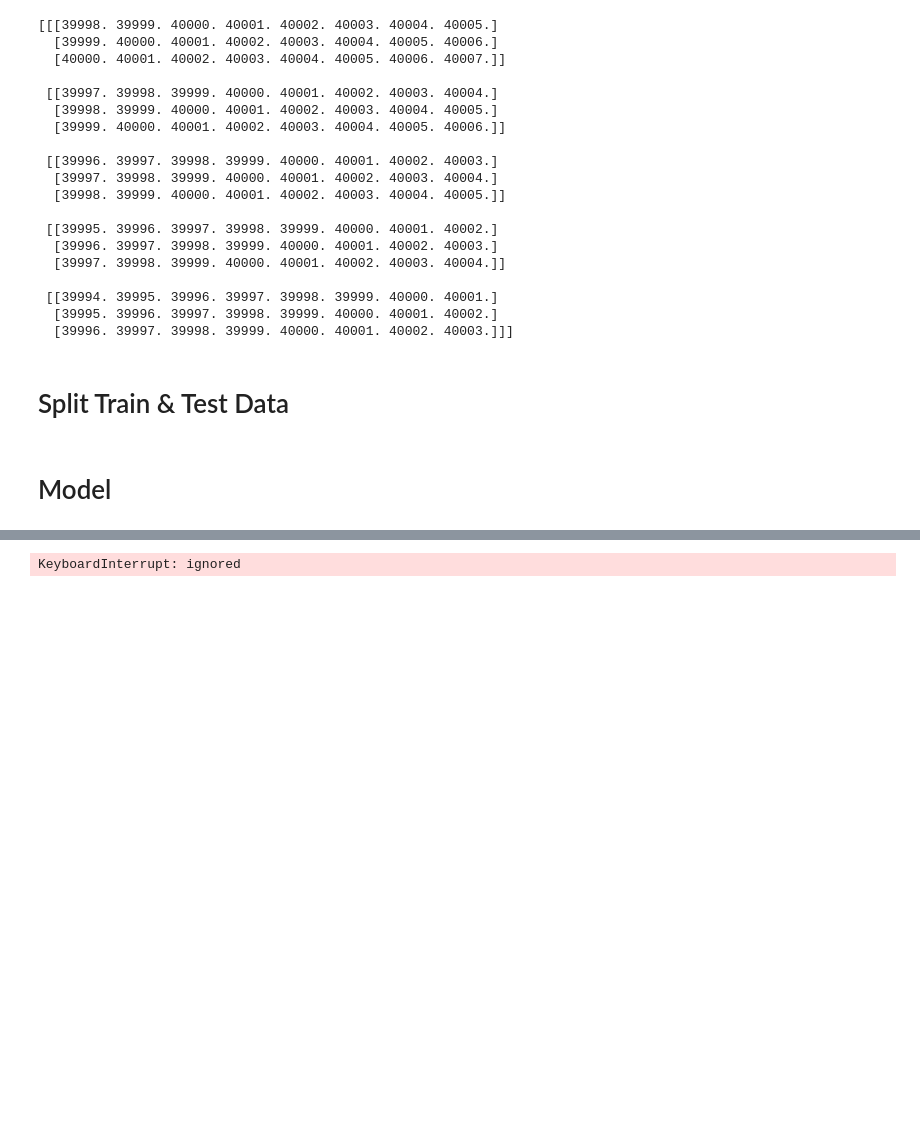
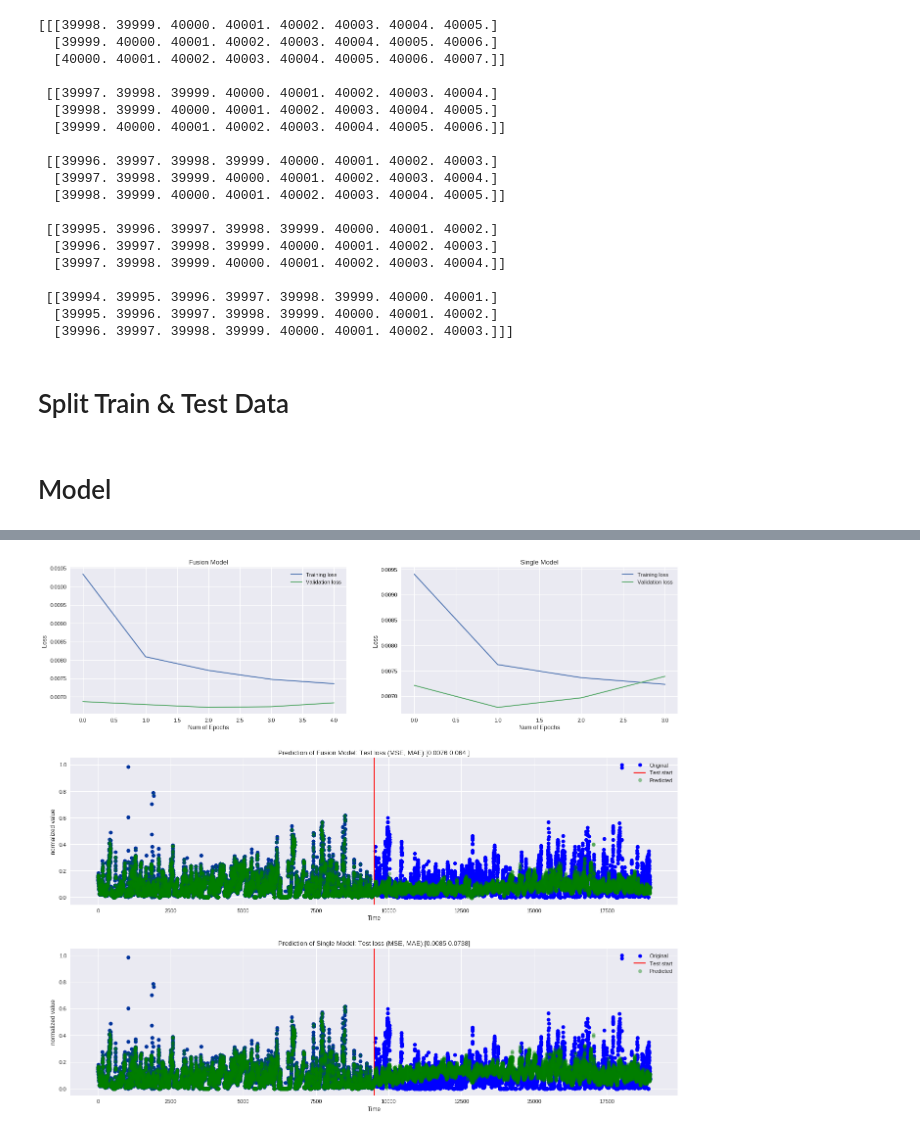
Before and after one commit to puraminy/mini_proj2, a Jupyter notebook: Fusion.ipynb, the cells around one changed output, grey strips where cells are left out. Drawn from its saved outputs; the diff is of its cells as text; code cells hidden in the pictures; blank space fills up the shorter version.

```diff
--- a/Fusion.ipynb
+++ b/Fusion.ipynb
@@ -345,19 +345,28 @@ batch_size=100
 
 # train_X,train_y, test_X, test_y = create_data2(n_hours, n_train=n_train)
 
-train_X_1,train_y_1, test_X_1, test_y_1, data1 = create_data4(n_records=30,
+records1=10
+stride1=24
+
+records2=3
+stride2=24*7
+
+records3=2
+stride3=24
+
+train_X_1,train_y_1, test_X_1, test_y_1, data1 = create_data4(n_records=records1,
                                                n_train=n_train,
                                                n_test=n_test,
-                                               stride=24)
-train_X_2,train_y_2, test_X_2, test_y_2, data2 = create_data4(n_records=30,
+                                               stride=stride1)
+train_X_2,train_y_2, test_X_2, test_y_2, data2 = create_data4(n_records=records2,
                                                n_train=n_train,
                                                n_test=n_test,
-                                               stride=24)
+                                               stride=stride2)
 
-train_X_3,train_y_3, test_X_3, test_y_3, data3 = create_data4(n_records=30,
+train_X_3,train_y_3, test_X_3, test_y_3, data3 = create_data4(n_records=records3,
                                                n_train=n_train,
                                                n_test=n_test,
-                                               stride=24)
+                                               stride=stride3)
 
 min_train_no = min(train_X_1.shape[0], train_X_2.shape[0],train_X_3.shape[0])
 min_test_no = min(test_X_1.shape[0], test_X_2.shape[0],test_X_3.shape[0])
@@ -382,10 +391,19 @@ n_train = min_train_no
 n_test = min_test_no
 
 
-print(train_y_1[:10])
-print("========================")
-print(train_y_2[:10])
+# print(train_y_1[:10])
+# print("========================")
+# print(train_y_2[:10])
 
+
+data_type = f"{records1}-{stride1}--{records2}-{stride2}--{records3}-{stride3}"
+exp_name = "" + data_type
+import os
+if not os.path.exists(exp_name):
+    os.makedirs(exp_name)
+
+with open(exp_name+"/Data_type.txt", "w") as text_file:
+    text_file.write("Data Type: "+data_type)
 
 inp1 = Input(shape=(train_X_1.shape[1], train_X_1.shape[2]))
 inp2 = Input(shape=(train_X_2.shape[1], train_X_2.shape[2]))
@@ -393,19 +411,19 @@ inp3 = Input(shape=(train_X_3.shape[1], train_X_3.shape[2]))
 
 
 
-x = LSTM(30)(inp1)
-x = Dense(10)(x)
+x = LSTM(15)(inp1)
+# x = Dense(3)(x)
 
-y = LSTM(30)(inp2)
-y = Dense(10)(y)
+y = LSTM(15)(inp2)
+# y = Dense(3)(y)
 
-z = LSTM(30)(inp3)
-z = Dense(10)(z)
+z = LSTM(15)(inp3)
+# z = Dense(3)(z)
 
 w = concatenate([x, y, z])
 
-u =  Dense(10)(w)
-out1 =  Dense(1, activation='linear')(u)
+# w =  Dense(5)(w)
+out1 =  Dense(1, activation='linear')(w)
 
 model1 = Model(inputs=[inp1, inp2, inp3], outputs=out1)
 
@@ -413,7 +431,7 @@ model1.compile(loss='mse',
         optimizer='adam',
         metrics=['mae'])
 
-model1.name = 'model_fusion'
+model1.name = 'Fusion Model'
 
 
 # model1 = Model(inputs=inp1, outputs=out2)
@@ -438,7 +456,7 @@ model2.compile(loss='mse',
         optimizer='rmsprop',
         metrics=['mae'])
 
-model2.name = 'LSTM single'
+model2.name = 'Single Model'
 
 # model2.summary()
 
@@ -463,14 +481,20 @@ callback2 = [EarlyStopping(patience=2),
 #                                 save_weights_only=True)
             ]
 
+from keras.utils import plot_model
+plot_model(model1, to_file=exp_name+'/model1.png',show_shapes=True)
+plot_model(model2, to_file=exp_name+'/model2.png',show_shapes=True)
+
+
+
 print(f"############ {model1.name} ########################")
 
 
 
 history1 = model1.fit([train_X_1,train_X_2,train_X_3], train_y_1,
                     epochs=EPOCHS[0],
-                    validation_split=0.1,
 #                     batch_size=batch_size,
+                    validation_split=0.2,
                     callbacks = callback1,
                     verbose=1, shuffle=True)
 
@@ -479,7 +503,7 @@ print(f"############ {model2.name} ########################")
 history2 = model2.fit(train_X_1, train_y_1,
                     epochs=EPOCHS[0],
 #                     batch_size=batch_size,
-                    validation_split=0.1,
+                    validation_split=0.2,
                     callbacks = callback2,
                     verbose=1, shuffle=True)
 
@@ -487,6 +511,8 @@ history2 = model2.fit(train_X_1, train_y_1,
 # plot history
 n_train = min_train_no
 n_test = min_test_no
+
+
 
 plt.figure(num=2, figsize=(20, 40), dpi=80, facecolor='w', edgecolor='k')
 plt.subplots_adjust(hspace=0.3,bottom=0.3)
@@ -569,6 +595,7 @@ ax4.legend(('Original','Test start', 'Predicted'), loc='upper right')
 # ax6 = plt.subplot2grid((5,2),(4,0), colspan=2)
 # ax6.text(0.0,0.0,get_model_summary(model2) , dict(size=12))
 
+plt.savefig(exp_name+'/results.png')
 plt.show()
 # %% [output]
 Data is (43799, 8)
@@ -591 +618 @@ Epoch 1/20
-KeyboardInterrupt: ignored
+[figure, added]
```
Also changed, not shown: parts of 3 cells of this notebook.
